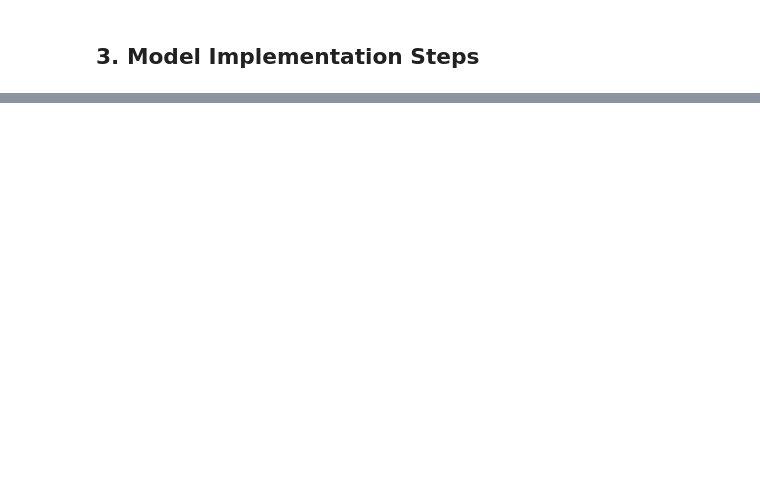
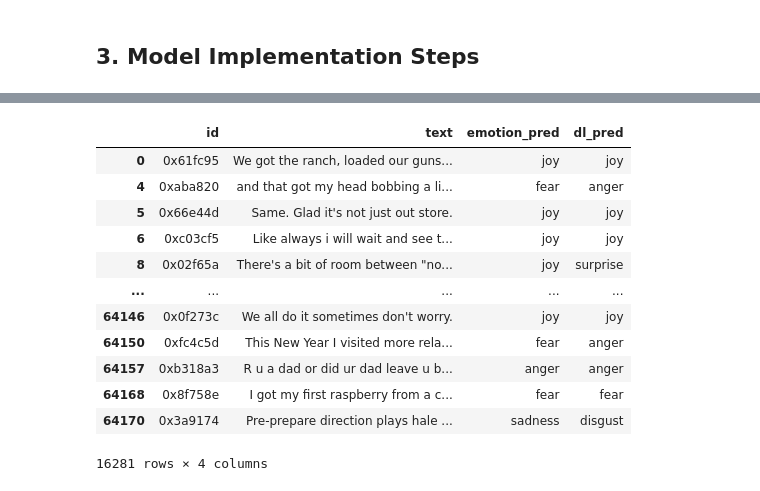
Before and after one commit to gill9307/DM2025-Lab2-Exercise, a Jupyter notebook: DM2025-Lab2-Homework.ipynb, the cells around one changed output, grey strips where cells are left out. Drawn from its saved outputs; the diff is of its cells as text; code cells hidden in the pictures; blank space fills up the shorter version.

```diff
--- a/DM2025-Lab2-Homework.ipynb
+++ b/DM2025-Lab2-Homework.ipynb
@@ -159,0 +353,38 @@ Markdown Syntax to Add Image: `![Description of the Image](./your_local_folder/n
+# %%
+y_train=keras.utils.to_categorical(labelencoder.transform(df_train['emotion']))
+X_train_dense=X_train.toarray()
+X_test_dense=X_test.toarray()
+# %%
+from keras.models import Model
+from keras.layers import Input, Dense
+from keras.layers import ReLU, Softmax
+
+input_shape=X_train.shape[1]
+output_shape=len(labelencoder.classes_)
+
+
+model_input=Input(shape=(input_shape,))
+
+x=Dense(128,activation='relu')(model_input)
+x=Dense(128,activation='relu')(x)
+model_output=Dense(output_shape, activation='softmax')(x)
+
+model=Model(inputs=model_input, outputs=model_output)
+model.compile(optimizer='adam',
+              loss='categorical_crossentropy',
+              metrics=['accuracy'])
+# %%
+from keras.callbacks import CSVLogger
+
+csv_logger=CSVLogger('training_log.csv')
+
+
+epochs=25
+batch_size=32
+
+history=model.fit(
+    X_train_dense, y_train,
+    epochs=epochs,
+    batch_size=batch_size,
+    callbacks=[csv_logger]
+)
@@ -159,0 +409,7 @@ Markdown Syntax to Add Image: `![Description of the Image](./your_local_folder/n
+# %%
+pred_result=model.predict(X_test_dense, batch_size=128)
+y_pred_label=np.argmax(pred_result ,axis=1)
+emotion_pred_dl=labelencoder.inverse_transform(y_pred_label)
+df_test["dl_pred"]=emotion_pred_dl
+df_test
+# %% [output]
@@ -159,0 +417,13 @@ Markdown Syntax to Add Image: `![Description of the Image](./your_local_folder/n
+|  | id | text | emotion_pred | dl_pred |
+| 0 | 0x61fc95 | We got the ranch, loaded our guns... | joy | joy |
+| 4 | 0xaba820 | and that got my head bobbing a li... | fear | anger |
+| 5 | 0x66e44d | Same. Glad it's not just out store. | joy | joy |
+| 6 | 0xc03cf5 | Like always i will wait and see t... | joy | joy |
+| 8 | 0x02f65a | There's a bit of room between "no... | joy | surprise |
+| ... | ... | ... | ... | ... |
+| 64146 | 0x0f273c | We all do it sometimes don't worry. | joy | joy |
+| 64150 | 0xfc4c5d | This New Year I visited more rela... | fear | anger |
+| 64157 | 0xb318a3 | R u a dad or did ur dad leave u b... | anger | anger |
+| 64168 | 0x8f758e | I got my first raspberry from a c... | fear | fear |
+| 64170 | 0x3a9174 | Pre-prepare direction plays hale ... | sadness | disgust |
+16281 rows × 4 columns
```
Also changed, not shown: parts of 23 cells of this notebook, 7 other files.
